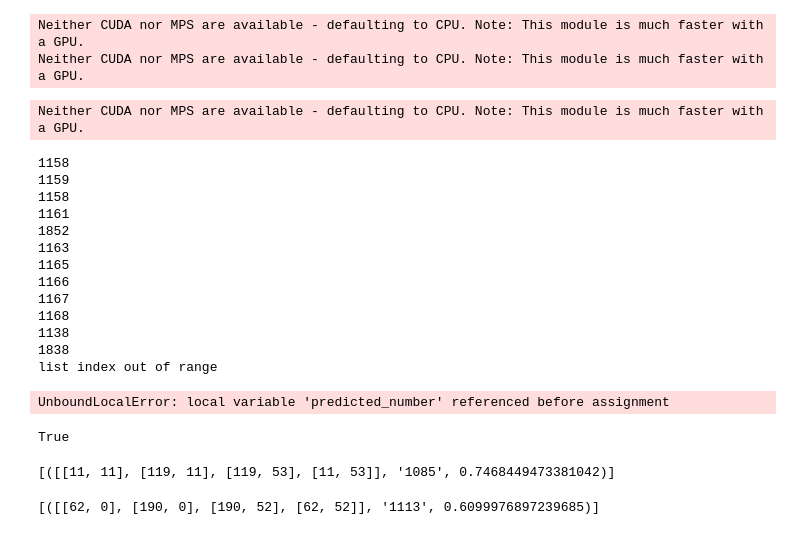
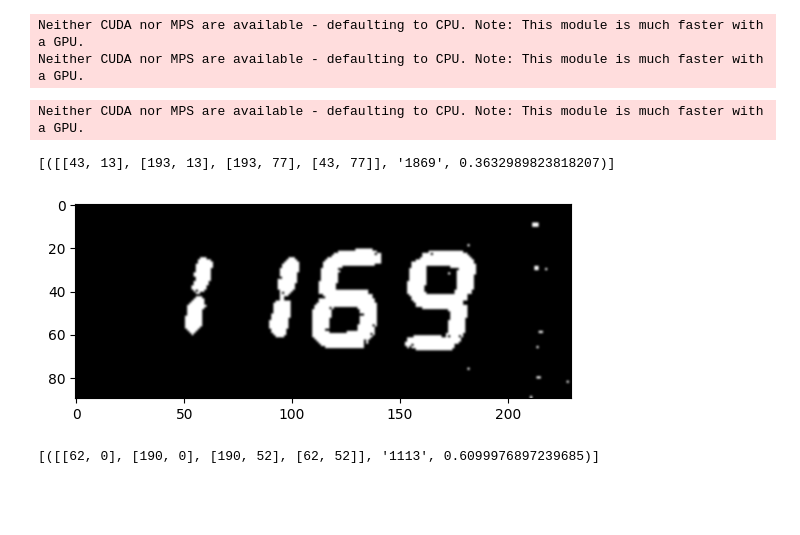
Before and after one commit to Jliporace/reading-kiln-termostat, a Jupyter notebook: notebooks/OCR_easyOCR.ipynb, the cells around one changed output. Cells and saved outputs as stored; diff of their text form; code cells hidden in the pictures; blank space fills up the shorter version.

Commit message:
add curve processing functions

```diff
--- a/notebooks/OCR_easyOCR.ipynb
+++ b/notebooks/OCR_easyOCR.ipynb
@@ -22,23 +63,8 @@ Neither CUDA nor MPS are available - defaulting to CPU. Note: This module is muc
 # %%
-dir_path = '/home/jessica/reading-kiln-termostat/data/original_recordings/alta_temperatura/29-08-2023-esmalte'
+dir_path = '/home/jessica/reading-kiln-termostat/data/original_recordings/29-08-2023-esmalte '
 save_path = '/home/jessica/reading-kiln-termostat/data/processed_recordings/'
-first_number = 1110
 
-curve_creator = CurveCreator.CurveCreator(dir_path, save_path, 1158, [515, 595, 820, 1030])
+curve_creator = CurveCreator.CurveCreator(dir_path, save_path, 1158,1220 [515,595, 840,1020] , False )
 curve_creator.create_curve()
 # %% [output]
 Neither CUDA nor MPS are available - defaulting to CPU. Note: This module is much faster with a GPU.
-1158
-1159
-1158
-1161
-1852
-1163
-1165
-1166
-1167
-1168
-1138
-1838
-list index out of range
-UnboundLocalError: local variable 'predicted_number' referenced before assignment
@@ -52,2 +71,17 @@ red_test = '/home/jessica/reading-kiln-termostat/data/processed_recordings/29-08
+# %%
+x_1169 = '/home/jessica/reading-kiln-termostat/data/processed_recordings/21-06-2024-esmalte/prediction_frames/2024-06-21_22:19:40_1168.png'
+#Define the lower and upper bounds for the white color
+# Since white is (255, 255, 255) in BGR, use a range close to it
+img = cv2.imread(x_1169)
+img = cv2.cvtColor(img, cv2.COLOR_BGR2GRAY)
+plt.imshow(img, cmap = 'gray', interpolation = 'bicubic')
+_, threshold_image = cv2.threshold(img, 252, 255, cv2.THRESH_BINARY)
+
+plt.imshow(threshold_image, cmap = 'gray', interpolation = 'bicubic')
+ocr = reader.readtext(threshold_image, allowlist='0123456789')
+ocr
+# %% [output]
+[([[43, 13], [193, 13], [193, 77], [43, 77]], '1869', 0.3632989823818207)]
+[figure, added]
 # %%
 def white_mask(image):
@@ -69,18 +103,6 @@ def red_mask(image):
 
     # Optionally, apply the mask to the original image to extract only white areas
     return cv2.bitwise_and(image, image, mask=mask)
-# %%
-prep.is_gray(cv2.imread(greywhole))
-# %% [output]
-True
-# %%
-image = cv2.imread(red1)
-img = red_mask(image)
-reader.readtext(img, allowlist='0123456789')
-
-# plt.imshow(img, cmap = 'gray', interpolation = 'bicubic')
-# %% [output]
-[([[11, 11], [119, 11], [119, 53], [11, 53]], '1085', 0.7468449473381042)]
 # %%
 #Para branco
 # path = '/home/jessica/reading-kiln-termostat/data/frames/crop_test/2023-09-04_18: 32:41_1192.png'
```
Also changed, not shown: parts of 16 cells of this notebook, 3 other files.
